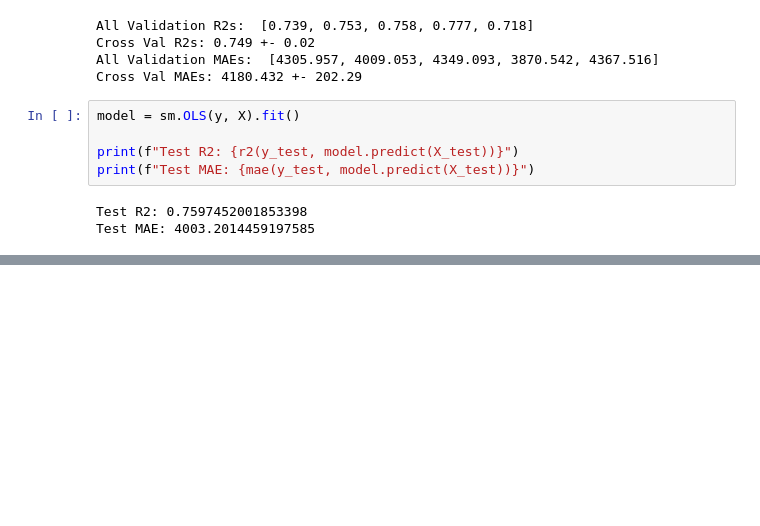
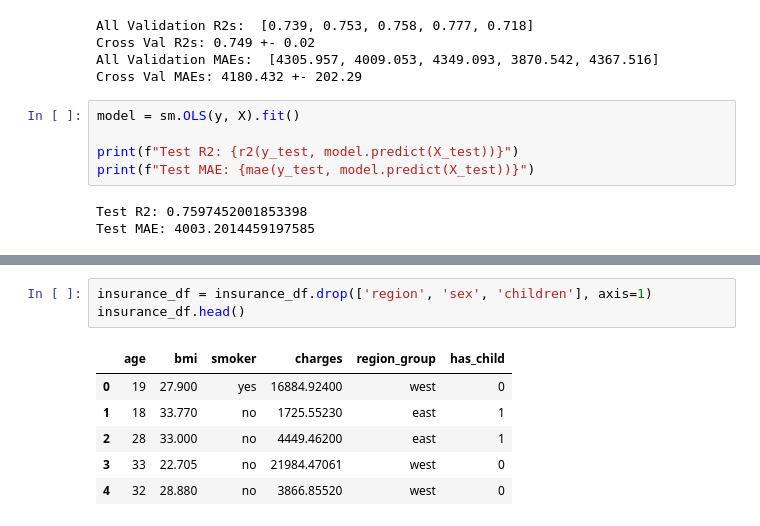
Before and after one commit to Camiloesp/PythonDataScience_SupervisedML, a Jupyter notebook: Regression_and_Forecasting/6_FeatureEngineering.ipynb, the cells around one changed output, grey strips where cells are left out. Cells and saved outputs as stored; diff of their text form; blank space fills up the shorter version.

```diff
--- a/Regression_and_Forecasting/6_FeatureEngineering.ipynb
+++ b/Regression_and_Forecasting/6_FeatureEngineering.ipynb
@@ -370,0 +438,10 @@ strong multicollinearity or other numerical problems.
+# %%
+insurance_df = insurance_df.drop(['region', 'sex', 'children'], axis=1)
+insurance_df.head()
+# %% [output]
+|  | age | bmi | smoker | charges | region_group | has_child |
+| 0 | 19 | 27.900 | yes | 16884.92400 | west | 0 |
+| 1 | 18 | 33.770 | no | 1725.55230 | east | 1 |
+| 2 | 28 | 33.000 | no | 4449.46200 | east | 1 |
+| 3 | 33 | 22.705 | no | 21984.47061 | west | 0 |
+| 4 | 32 | 28.880 | no | 3866.85520 | west | 0 |
```
Also changed, not shown: parts of 12 cells of this notebook.
